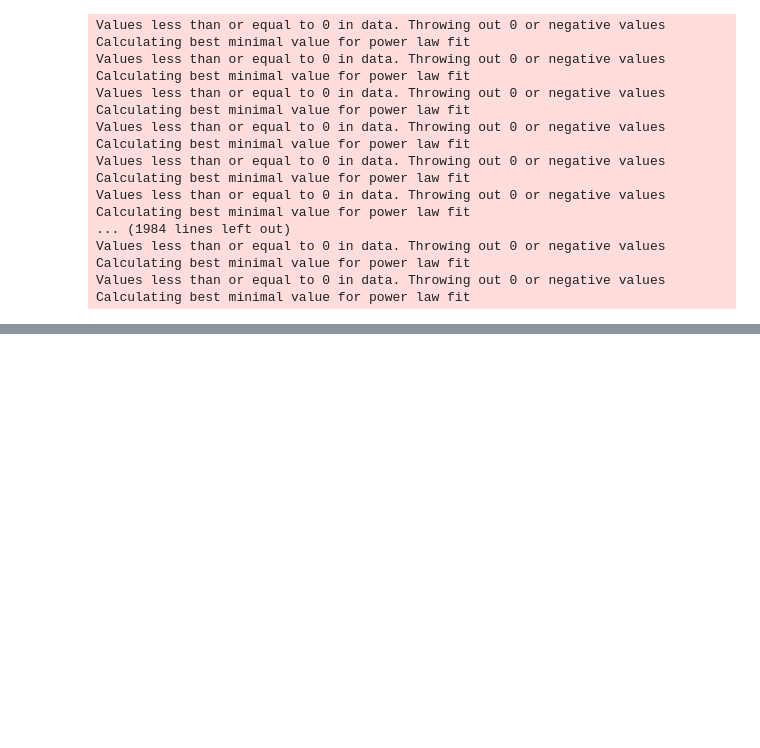
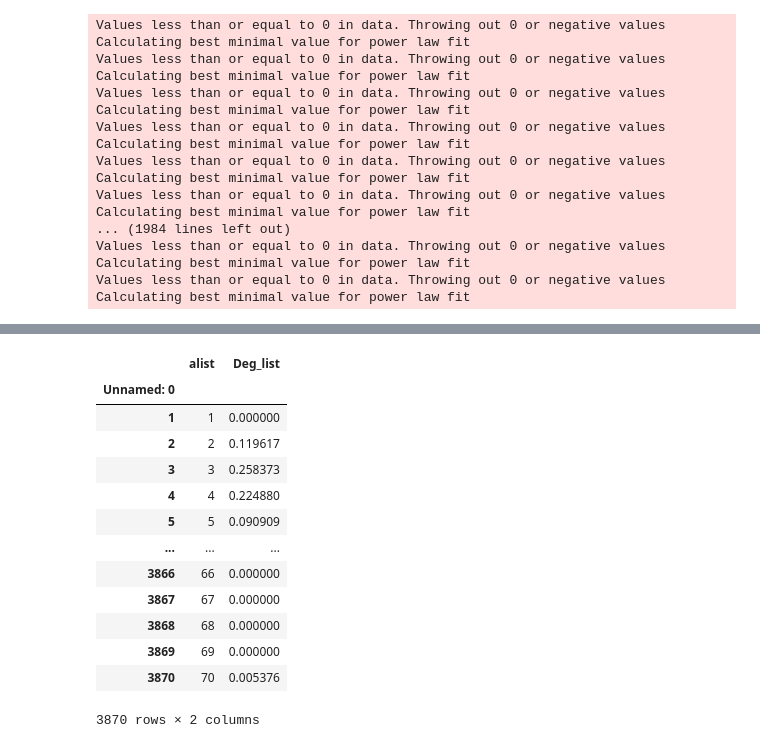
Before and after one commit to moomen91/SimpactExamples, a Jupyter notebook: Desktop/Degree_dist_analysis.ipynb, the cells around one changed output, grey strips where cells are left out. Drawn from its saved outputs; the diff is of its cells as text; code cells hidden in the pictures; blank space fills up the shorter version.

```diff
--- a/Desktop/Degree_dist_analysis.ipynb
+++ b/Desktop/Degree_dist_analysis.ipynb
@@ -295,3 +312,20 @@ plt.show()
 # %% [output]
 [interactive output not drawn]
 [interactive output not drawn]
+# %%
+dfs[0]
+# %% [output]
+|  | alist | Deg_list |
+| Unnamed: 0 |  |  |
+| 1 | 1 | 0.000000 |
+| 2 | 2 | 0.119617 |
+| 3 | 3 | 0.258373 |
+| 4 | 4 | 0.224880 |
+| 5 | 5 | 0.090909 |
+| ... | ... | ... |
+| 3866 | 66 | 0.000000 |
+| 3867 | 67 | 0.000000 |
+| 3868 | 68 | 0.000000 |
+| 3869 | 69 | 0.000000 |
+| 3870 | 70 | 0.005376 |
+3870 rows × 2 columns
```
Also changed, not shown: parts of 37 cells of this notebook, 1 other file.
